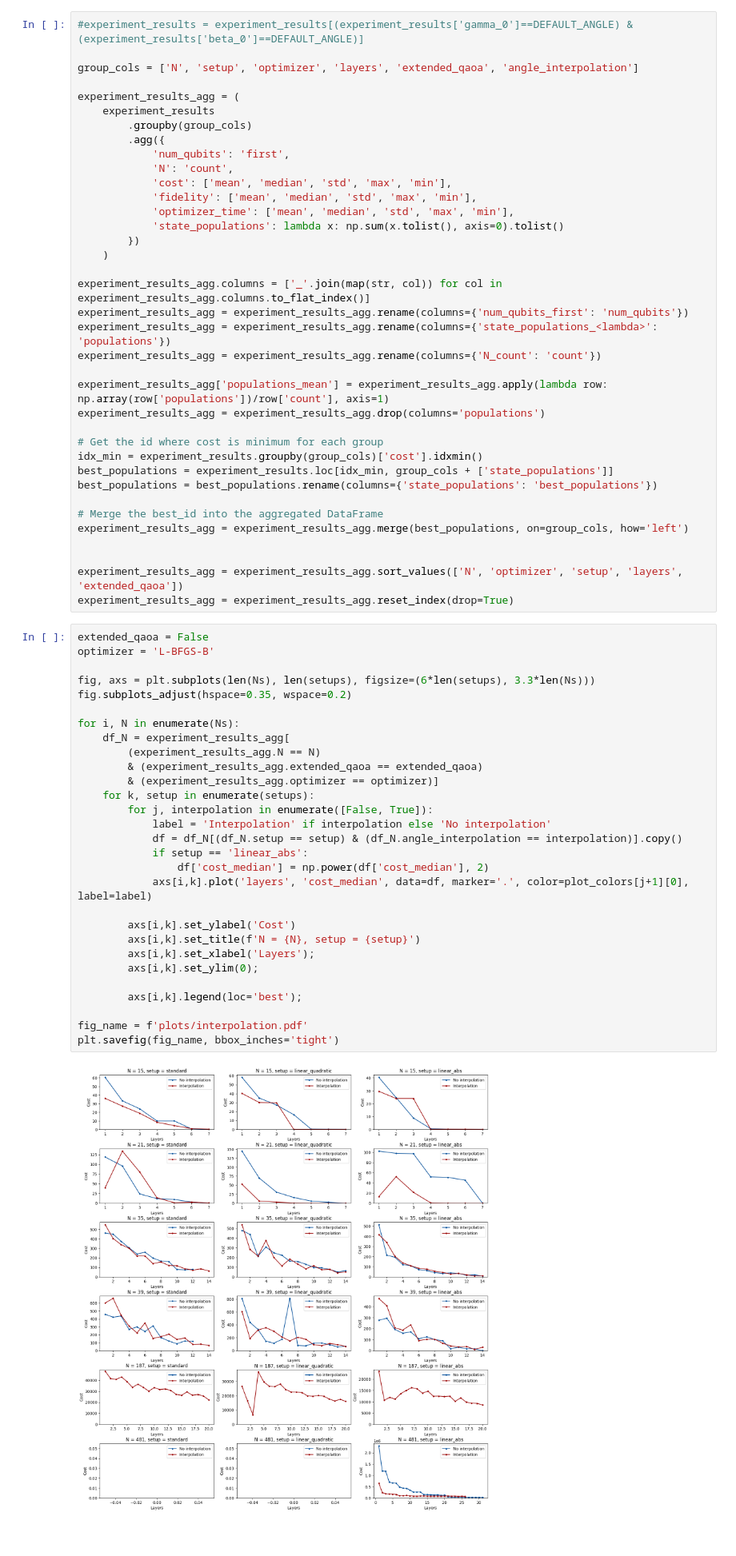
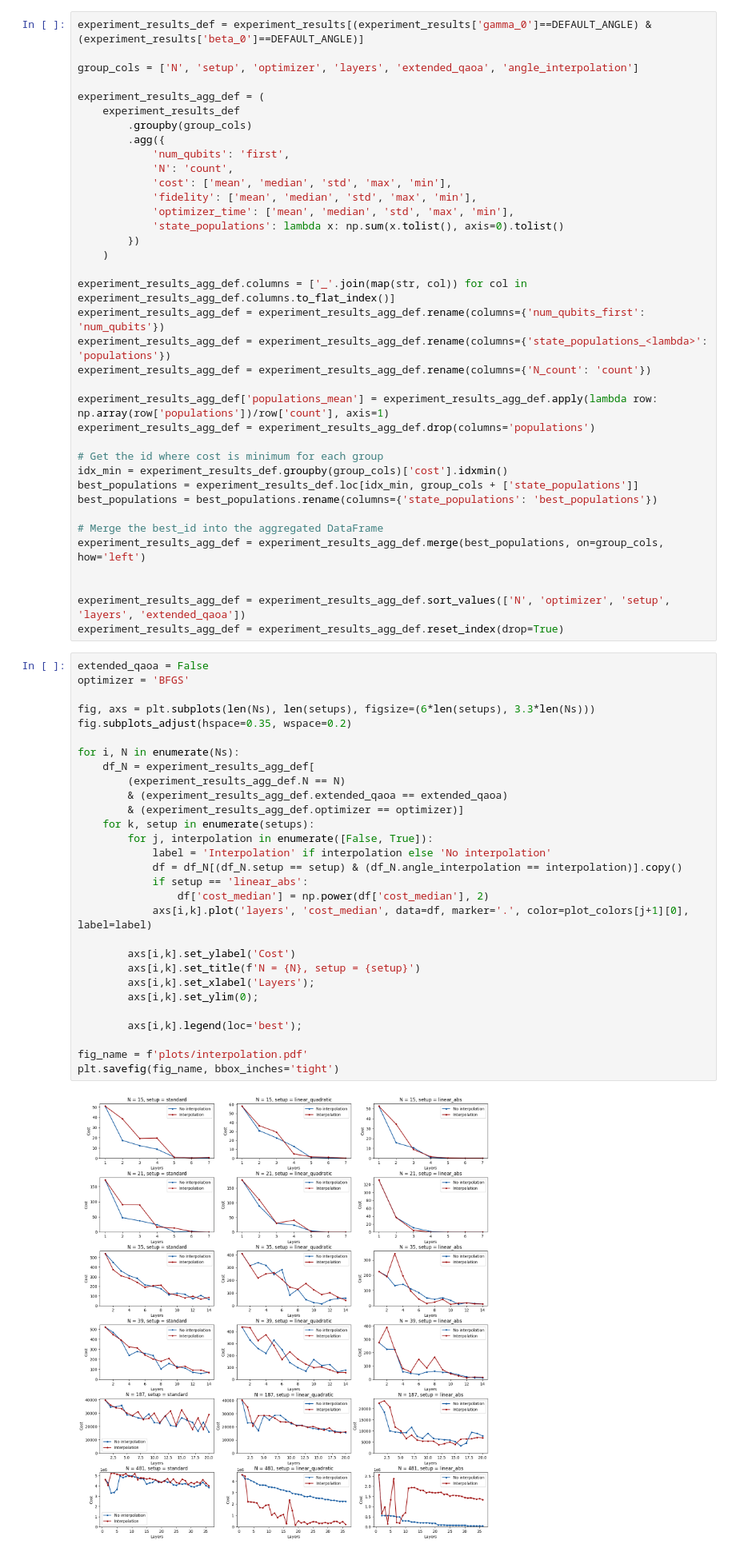
Before and after one commit to fpllcr/master-thesis, a Jupyter notebook: qaoa_factorization/notebooks/analysis.ipynb, the cells around one changed output. Shown at 80% size. Drawn from its saved outputs; the diff is of its cells as text.

```diff
--- a/qaoa_factorization/notebooks/analysis.ipynb
+++ b/qaoa_factorization/notebooks/analysis.ipynb
@@ -262,10 +262,10 @@ plt.savefig(fig_name, bbox_inches='tight')
 # %%
-#experiment_results = experiment_results[(experiment_results['gamma_0']==DEFAULT_ANGLE) & (experiment_results['beta_0']==DEFAULT_ANGLE)]
+experiment_results_def = experiment_results[(experiment_results['gamma_0']==DEFAULT_ANGLE) & (experiment_results['beta_0']==DEFAULT_ANGLE)]
 
 group_cols = ['N', 'setup', 'optimizer', 'layers', 'extended_qaoa', 'angle_interpolation']
 
-experiment_results_agg = (
-    experiment_results
+experiment_results_agg_def = (
+    experiment_results_def
         .groupby(group_cols)
         .agg({
             'num_qubits': 'first',
@@ -277,53 +277,53 @@ experiment_results_agg = (
         })
     )
 
-experiment_results_agg.columns = ['_'.join(map(str, col)) for col in experiment_results_agg.columns.to_flat_index()]
-experiment_results_agg = experiment_results_agg.rename(columns={'num_qubits_first': 'num_qubits'})
-experiment_results_agg = experiment_results_agg.rename(columns={'state_populations_<lambda>': 'populations'})
-experiment_results_agg = experiment_results_agg.rename(columns={'N_count': 'count'})
+experiment_results_agg_def.columns = ['_'.join(map(str, col)) for col in experiment_results_agg_def.columns.to_flat_index()]
+experiment_results_agg_def = experiment_results_agg_def.rename(columns={'num_qubits_first': 'num_qubits'})
+experiment_results_agg_def = experiment_results_agg_def.rename(columns={'state_populations_<lambda>': 'populations'})
+experiment_results_agg_def = experiment_results_agg_def.rename(columns={'N_count': 'count'})
 
-experiment_results_agg['populations_mean'] = experiment_results_agg.apply(lambda row: np.array(row['populations'])/row['count'], axis=1)
-experiment_results_agg = experiment_results_agg.drop(columns='populations')
+experiment_results_agg_def['populations_mean'] = experiment_results_agg_def.apply(lambda row: np.array(row['populations'])/row['count'], axis=1)
+experiment_results_agg_def = experiment_results_agg_def.drop(columns='populations')
 
 # Get the id where cost is minimum for each group
-idx_min = experiment_results.groupby(group_cols)['cost'].idxmin()
-best_populations = experiment_results.loc[idx_min, group_cols + ['state_populations']]
+idx_min = experiment_results_def.groupby(group_cols)['cost'].idxmin()
+best_populations = experiment_results_def.loc[idx_min, group_cols + ['state_populations']]
 best_populations = best_populations.rename(columns={'state_populations': 'best_populations'})
 
 # Merge the best_id into the aggregated DataFrame
-experiment_results_agg = experiment_results_agg.merge(best_populations, on=group_cols, how='left')
+experiment_results_agg_def = experiment_results_agg_def.merge(best_populations, on=group_cols, how='left')
 
 
-experiment_results_agg = experiment_results_agg.sort_values(['N', 'optimizer', 'setup', 'layers', 'extended_qaoa'])
-experiment_results_agg = experiment_results_agg.reset_index(drop=True)
+experiment_results_agg_def = experiment_results_agg_def.sort_values(['N', 'optimizer', 'setup', 'layers', 'extended_qaoa'])
+experiment_results_agg_def = experiment_results_agg_def.reset_index(drop=True)
 # %%
 extended_qaoa = False
-optimizer = 'L-BFGS-B'
+optimizer = 'BFGS'
 
 fig, axs = plt.subplots(len(Ns), len(setups), figsize=(6*len(setups), 3.3*len(Ns)))
 fig.subplots_adjust(hspace=0.35, wspace=0.2)
 
 for i, N in enumerate(Ns):
-    df_N = experiment_results_agg[
-        (experiment_results_agg.N == N)
-        & (experiment_results_agg.extended_qaoa == extended_qaoa)
-        & (experiment_results_agg.optimizer == optimizer)]
+    df_N = experiment_results_agg_def[
+        (experiment_results_agg_def.N == N)
+        & (experiment_results_agg_def.extended_qaoa == extended_qaoa)
+        & (experiment_results_agg_def.optimizer == optimizer)]
     for k, setup in enumerate(setups):
         for j, interpolation in enumerate([False, True]):
             label = 'Interpolation' if interpolation else 'No interpolation'
             df = df_N[(df_N.setup == setup) & (df_N.angle_interpolation == interpolation)].copy()
             if setup == 'linear_abs':
                 df['cost_median'] = np.power(df['cost_median'], 2)
             axs[i,k].plot('layers', 'cost_median', data=df, marker='.', color=plot_colors[j+1][0], label=label)
 
         axs[i,k].set_ylabel('Cost')
         axs[i,k].set_title(f'N = {N}, setup = {setup}')
         axs[i,k].set_xlabel('Layers');
         axs[i,k].set_ylim(0);
 
         axs[i,k].legend(loc='best');
 
 fig_name = f'plots/interpolation.pdf'
 plt.savefig(fig_name, bbox_inches='tight')
 # %% [output]
-[figure, old version]
+[figure, new version]
```
Also changed, not shown: parts of 9 cells of this notebook, 4 other files.
